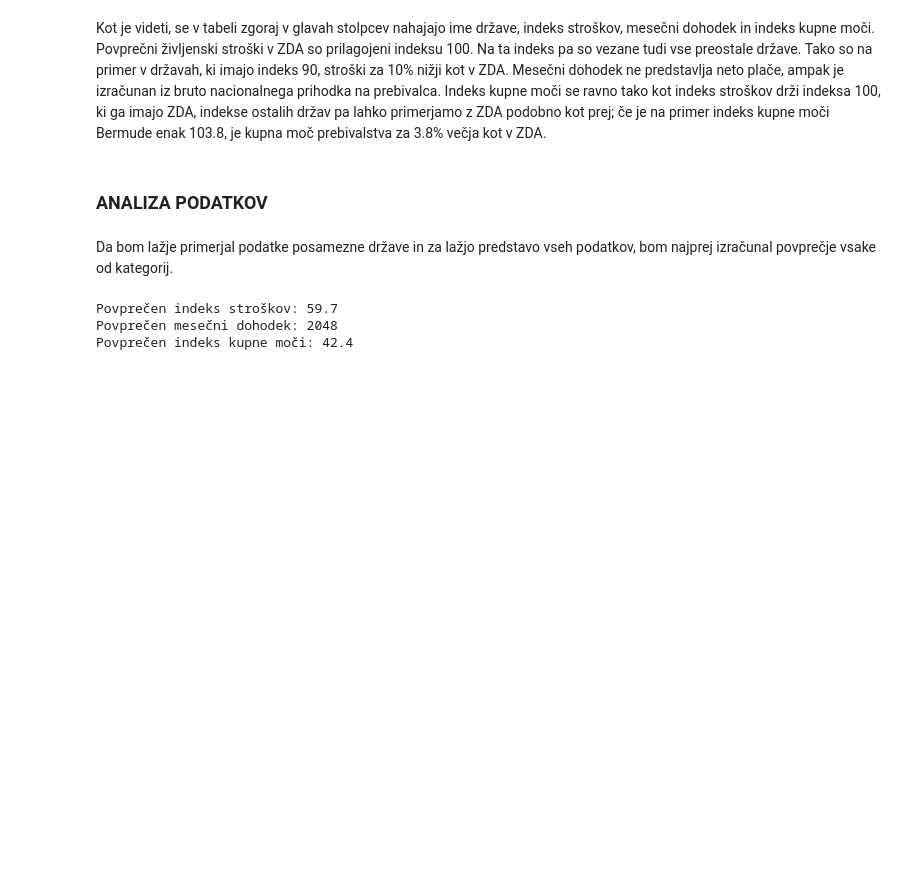
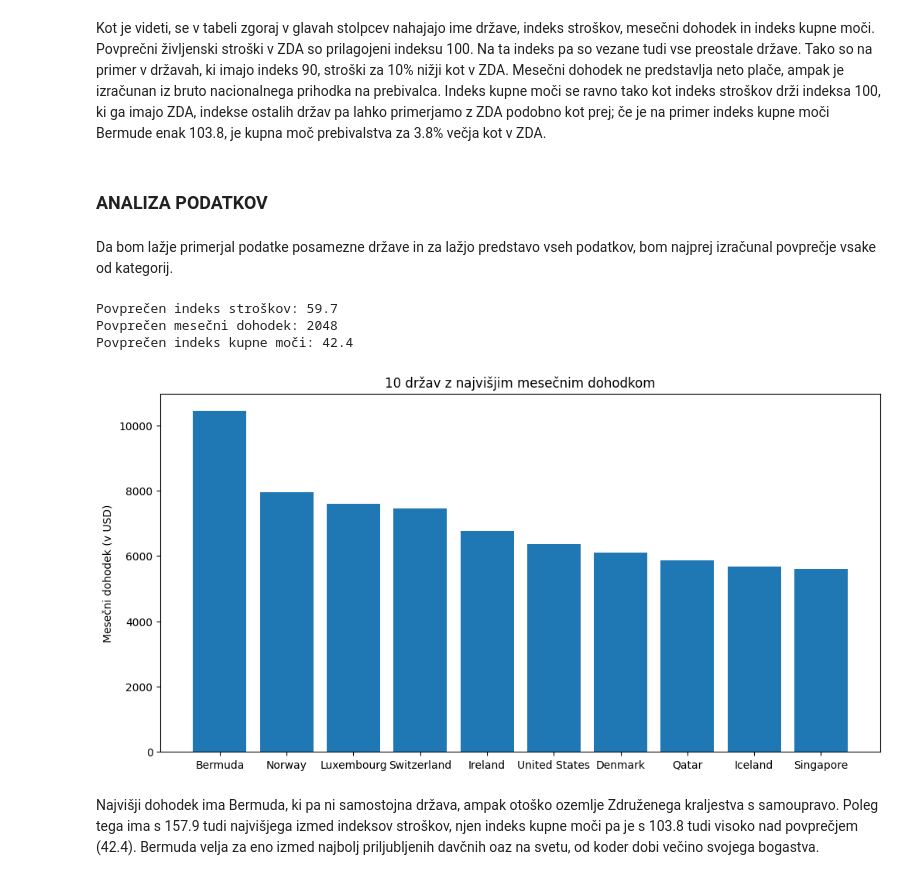
Before and after one commit to maticccc/Matic_Projektna, a Jupyter notebook: obdelava.ipynb, the cells around one changed output. Saved outputs shown, nothing was run; the diff lists cells and outputs as text; code cells hidden in the pictures; blank space fills up the shorter version.

```diff
--- a/obdelava.ipynb
+++ b/obdelava.ipynb
@@ -72,3 +73,21 @@ vrni_povprecja(podatki_csv)
 Povprečen indeks stroškov: 59.7
 Povprečen mesečni dohodek: 2048
 Povprečen indeks kupne moči: 42.4
+# %%
+# poglejmo 10 držav, ki imajo na prebivalca največji mesečni dohodek
+# spodnja funkcija izlušči 10 držav razvrščenih po mesečnih dohodkih od
+# najvišjega navzdol in izriše graf
+
+def izlusci_narisi_graf(csv_datoteka):
+    top_10_drzav = csv_datoteka.sort_values(by='Mesecni dohodek', ascending=False).head(10)
+    plt.figure(figsize=(12, 6))
+    plt.bar(top_10_drzav['Drzava'], top_10_drzav['Mesecni dohodek'])
+    plt.ylabel('Mesečni dohodek (v USD)')
+    plt.title('10 držav z najvišjim mesečnim dohodkom')
+    plt.show()
+
+izlusci_narisi_graf(podatki_csv)
+# %% [output]
+[figure, added]
+# %% [markdown]
+Najvišji dohodek ima Bermuda, ki pa ni samostojna država, ampak otoško ozemlje Združenega kraljestva s samoupravo. Poleg tega ima s 157.9 tudi najvišjega izmed indeksov stroškov, njen indeks kupne moči pa je s 103.8 tudi visoko nad povprečjem (42.4). Bermuda velja za eno izmed najbolj priljubljenih davčnih oaz na svetu, od koder dobi večino svojega bogastva.
```
Also changed, not shown: parts of 1 cell of this notebook.
